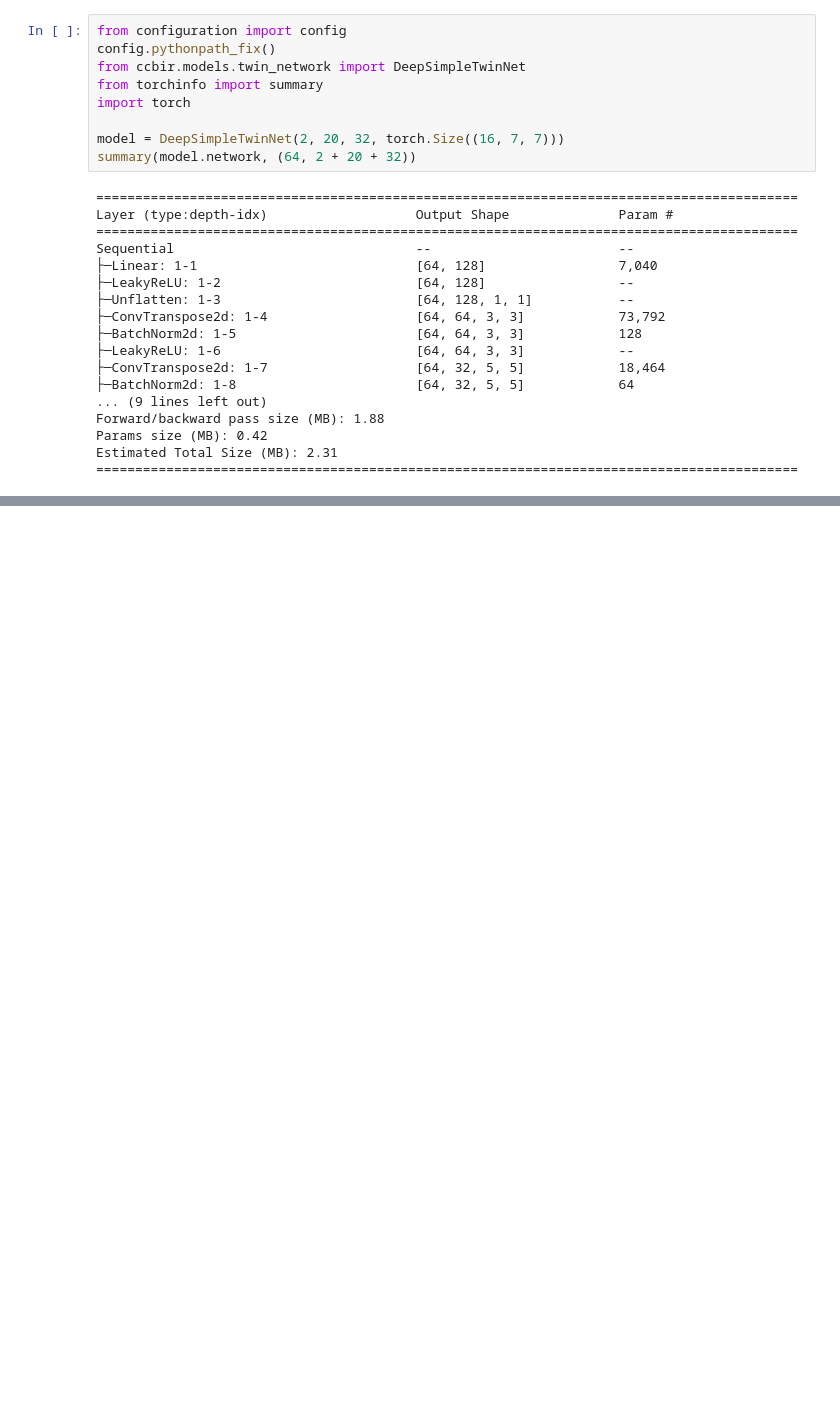
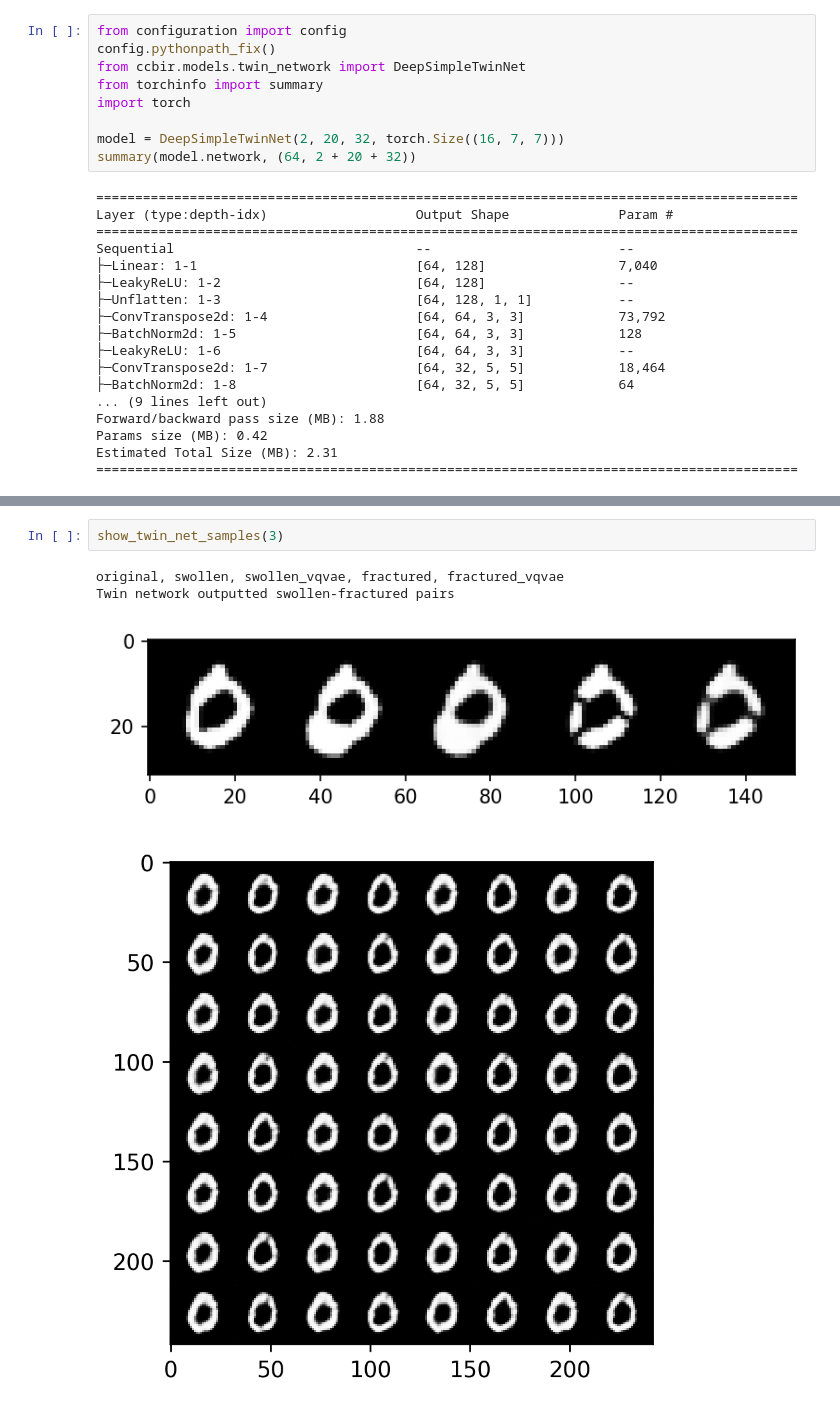
Before and after one commit to matteobilardi/ccbir, a Jupyter notebook: ccbir/scratchpad.ipynb, the cells around one changed output, grey strips where cells are left out. Saved outputs shown, nothing was run; the diff lists cells and outputs as text; blank space fills up the shorter version.

```diff
--- a/ccbir/scratchpad.ipynb
+++ b/ccbir/scratchpad.ipynb
@@ -188,0 +208,7 @@ show_tensor(make_grid(torch.cat(images_hat), normalize=True, range=(-1, 1)), dpi
+# %%
+show_twin_net_samples(3)
+# %% [output]
+original, swollen, swollen_vqvae, fractured, fractured_vqvae
+Twin network outputted swollen-fractured pairs
+[figure, added]
+[figure, added]
```
Also changed, not shown: parts of 4 cells of this notebook.
